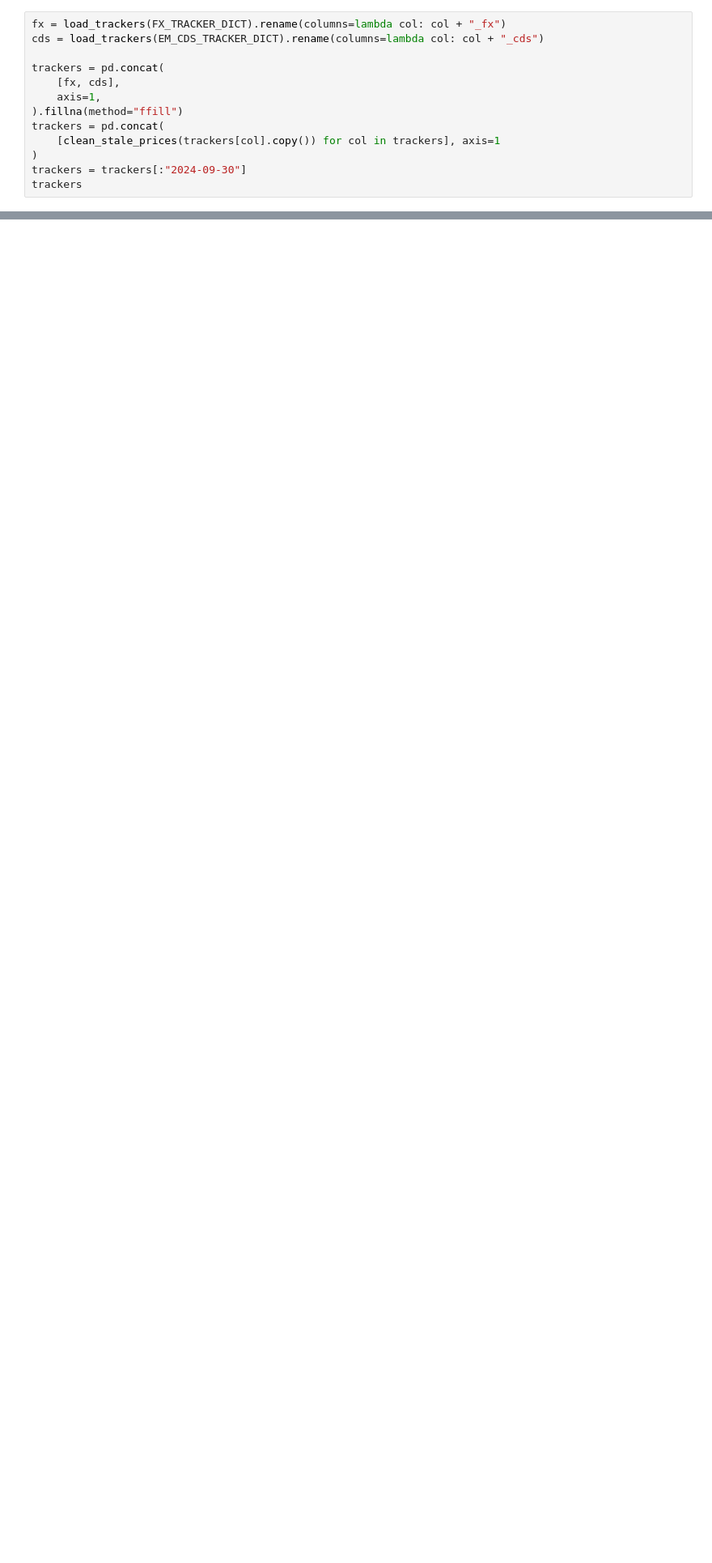
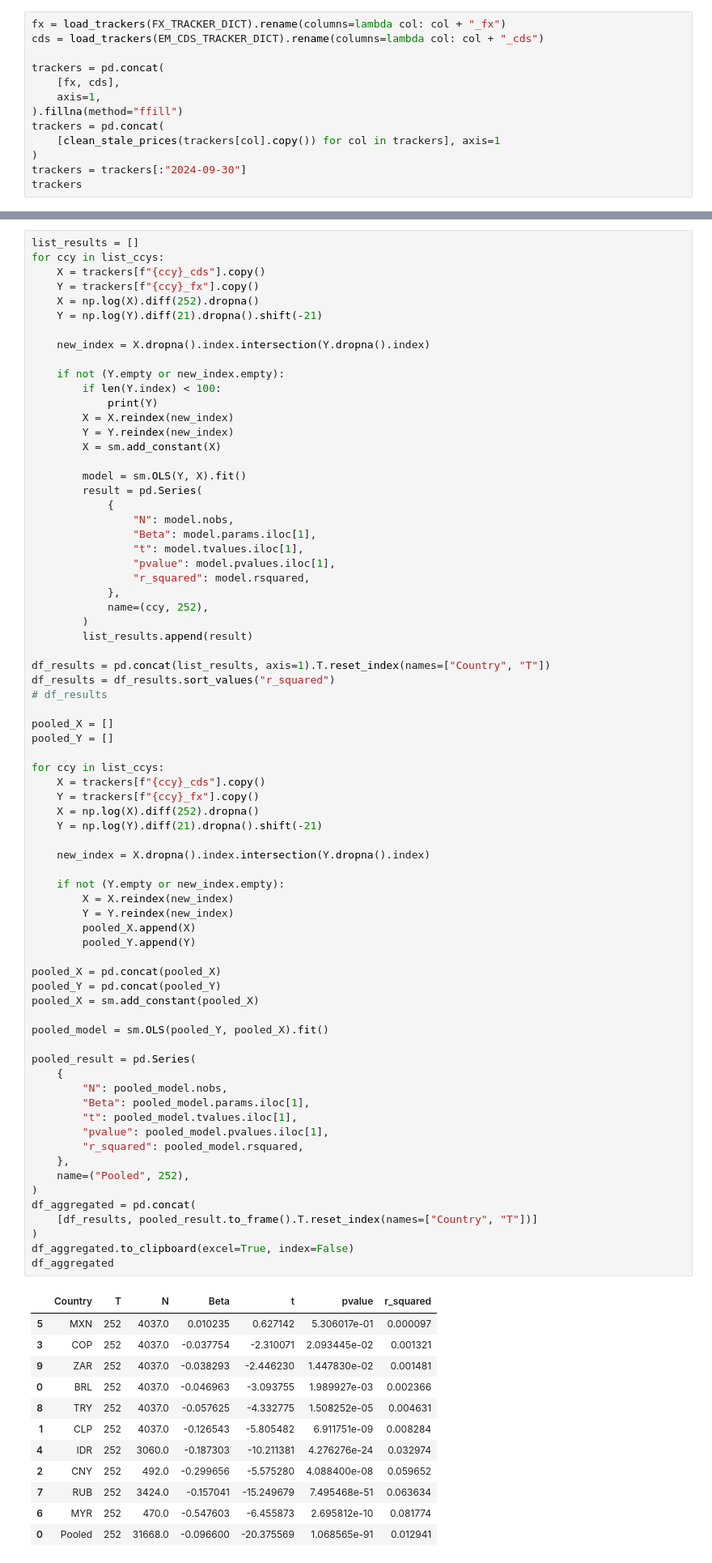
Before and after one commit to sambacode/asset_allocation, a Jupyter notebook: regressao_fx_cds.ipynb, the cells around one changed output, grey strips where cells are left out. Shown: that part at 81% size. Drawn from its saved outputs; the diff is of its cells as text; blank space fills up the shorter version.

```diff
--- a/regressao_fx_cds.ipynb
+++ b/regressao_fx_cds.ipynb
@@ -25,0 +58,85 @@ trackers
+# %%
+list_results = []
+for ccy in list_ccys:
+    X = trackers[f"{ccy}_cds"].copy()
+    Y = trackers[f"{ccy}_fx"].copy()
+    X = np.log(X).diff(252).dropna()
+    Y = np.log(Y).diff(21).dropna().shift(-21)
+
+    new_index = X.dropna().index.intersection(Y.dropna().index)
+
+    if not (Y.empty or new_index.empty):
+        if len(Y.index) < 100:
+            print(Y)
+        X = X.reindex(new_index)
+        Y = Y.reindex(new_index)
+        X = sm.add_constant(X)
+
+        model = sm.OLS(Y, X).fit()
+        result = pd.Series(
+            {
+                "N": model.nobs,
+                "Beta": model.params.iloc[1],
+                "t": model.tvalues.iloc[1],
+                "pvalue": model.pvalues.iloc[1],
+                "r_squared": model.rsquared,
+            },
+            name=(ccy, 252),
+        )
+        list_results.append(result)
+
+df_results = pd.concat(list_results, axis=1).T.reset_index(names=["Country", "T"])
+df_results = df_results.sort_values("r_squared")
+# df_results
+
+pooled_X = []
+pooled_Y = []
+
+for ccy in list_ccys:
+    X = trackers[f"{ccy}_cds"].copy()
+    Y = trackers[f"{ccy}_fx"].copy()
+    X = np.log(X).diff(252).dropna()
+    Y = np.log(Y).diff(21).dropna().shift(-21)
+
+    new_index = X.dropna().index.intersection(Y.dropna().index)
+
+    if not (Y.empty or new_index.empty):
+        X = X.reindex(new_index)
+        Y = Y.reindex(new_index)
+        pooled_X.append(X)
+        pooled_Y.append(Y)
+
+pooled_X = pd.concat(pooled_X)
+pooled_Y = pd.concat(pooled_Y)
+pooled_X = sm.add_constant(pooled_X)
+
+pooled_model = sm.OLS(pooled_Y, pooled_X).fit()
+
+pooled_result = pd.Series(
+    {
+        "N": pooled_model.nobs,
+        "Beta": pooled_model.params.iloc[1],
+        "t": pooled_model.tvalues.iloc[1],
+        "pvalue": pooled_model.pvalues.iloc[1],
+        "r_squared": pooled_model.rsquared,
+    },
+    name=("Pooled", 252),
+)
+df_aggregated = pd.concat(
+    [df_results, pooled_result.to_frame().T.reset_index(names=["Country", "T"])]
+)
+df_aggregated.to_clipboard(excel=True, index=False)
+df_aggregated
+# %% [output]
+|  | Country | T | N | Beta | t | pvalue | r_squared |
+| 5 | MXN | 252 | 4037.0 | 0.010235 | 0.627142 | 5.306017e-01 | 0.000097 |
+| 3 | COP | 252 | 4037.0 | -0.037754 | -2.310071 | 2.093445e-02 | 0.001321 |
+| 9 | ZAR | 252 | 4037.0 | -0.038293 | -2.446230 | 1.447830e-02 | 0.001481 |
+| 0 | BRL | 252 | 4037.0 | -0.046963 | -3.093755 | 1.989927e-03 | 0.002366 |
+| 8 | TRY | 252 | 4037.0 | -0.057625 | -4.332775 | 1.508252e-05 | 0.004631 |
+| 1 | CLP | 252 | 4037.0 | -0.126543 | -5.805482 | 6.911751e-09 | 0.008284 |
+| 4 | IDR | 252 | 3060.0 | -0.187303 | -10.211381 | 4.276276e-24 | 0.032974 |
+| 2 | CNY | 252 | 492.0 | -0.299656 | -5.575280 | 4.088400e-08 | 0.059652 |
+| 7 | RUB | 252 | 3424.0 | -0.157041 | -15.249679 | 7.495468e-51 | 0.063634 |
+| 6 | MYR | 252 | 470.0 | -0.547603 | -6.455873 | 2.695812e-10 | 0.081774 |
+| 0 | Pooled | 252 | 31668.0 | -0.096600 | -20.375569 | 1.068565e-91 | 0.012941 |
```
Also changed, not shown: parts of 7 cells of this notebook.
